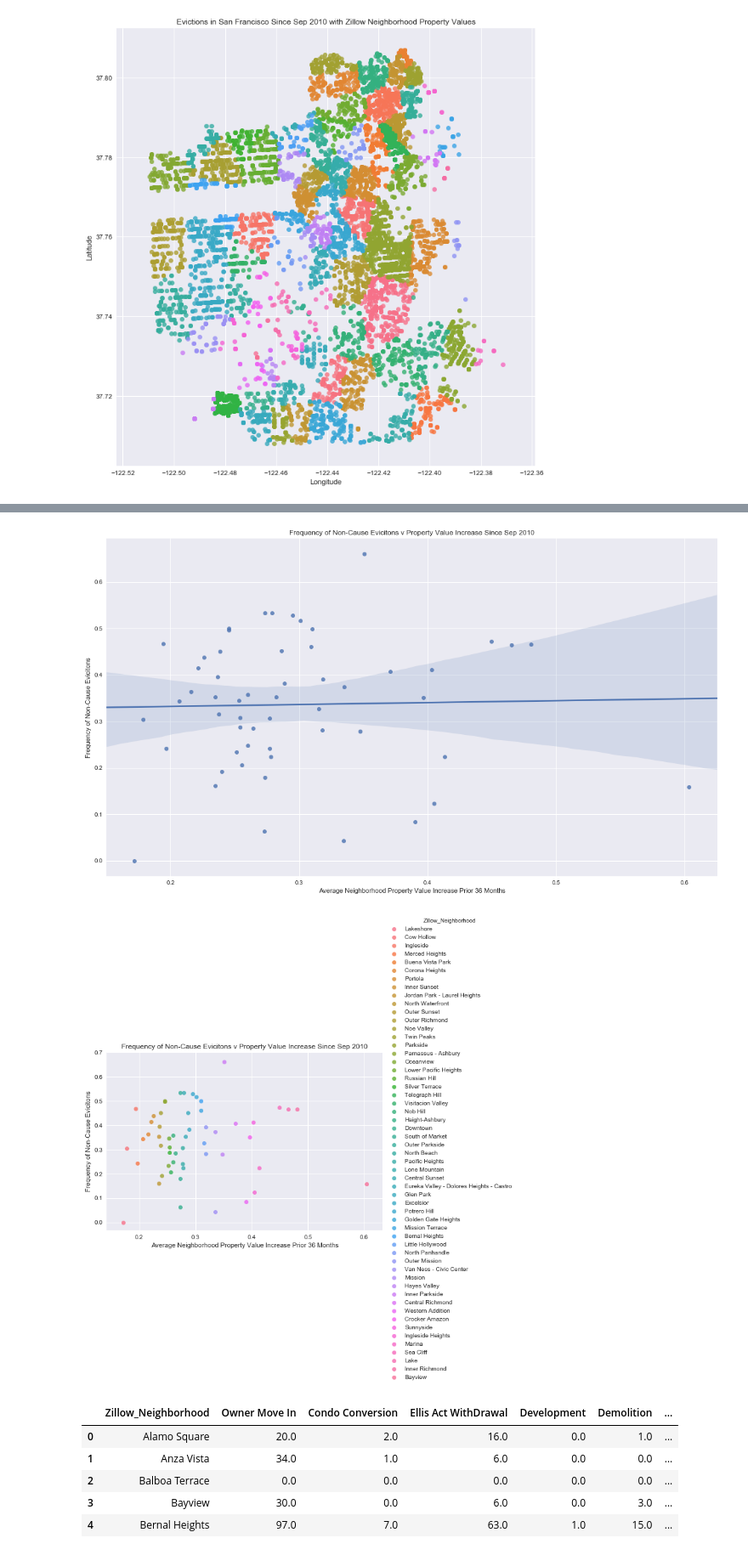
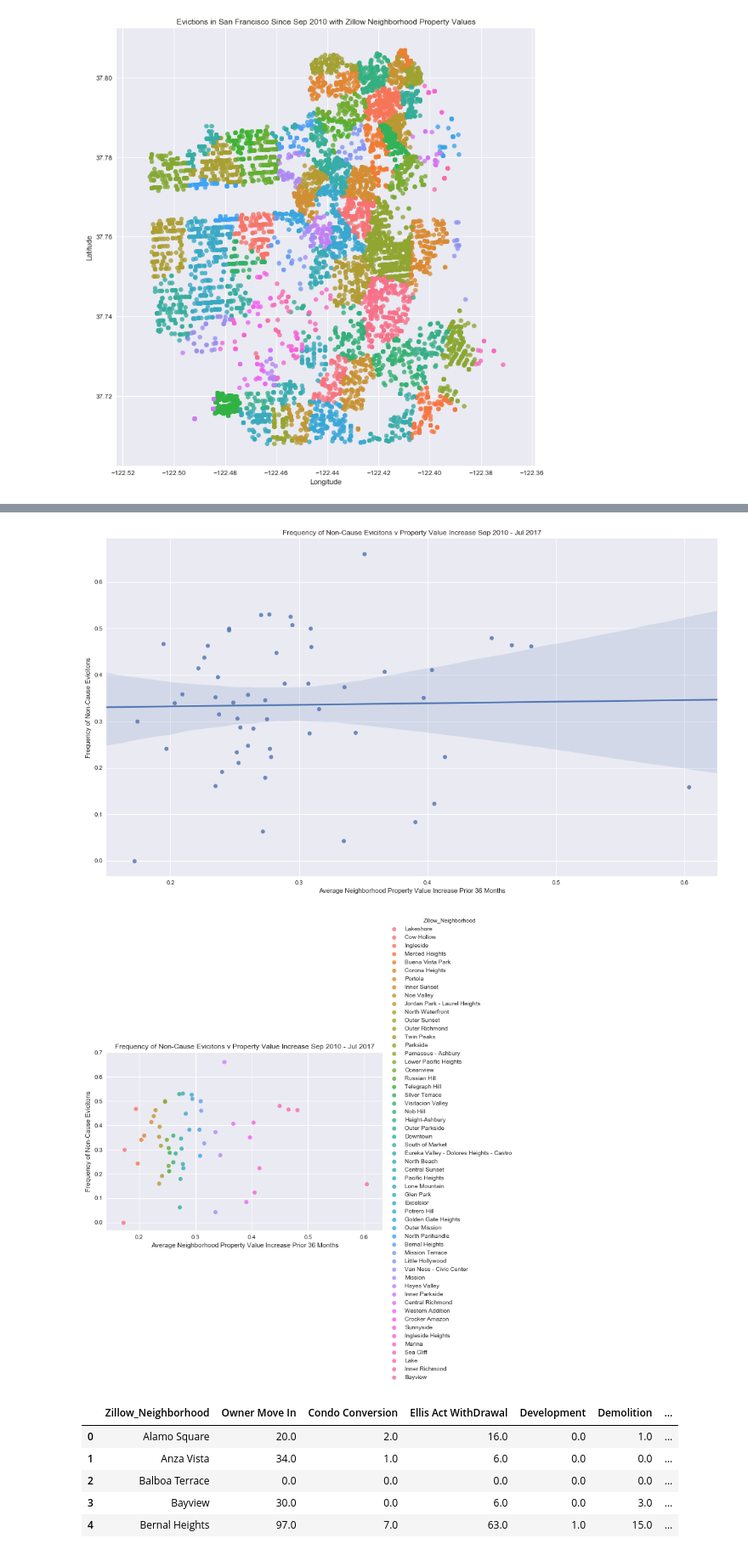
Before and after one commit to Jkremr/evictions-home-values, a Jupyter notebook: evictions-home-values.ipynb, the cells around one changed output, grey strips where cells are left out. Shown at 85% size. Saved outputs shown, nothing was run; the diff lists cells and outputs as text; code cells hidden in the pictures.

Commit message:
Further cleaning up plot titles.

```diff
--- a/evictions-home-values.ipynb
+++ b/evictions-home-values.ipynb
@@ -29,12 +29,21 @@ len(df)
 # %% [output]
 36289
 # %%
-mindate = date(2007, 9, 15) # This is the minimum date for which we have home values from Zillow.
+mindate = date(2007, 9, 1) # This is the minimum date for which we have home values from Zillow.
+maxdate = date(2017, 7, 1)
 
 # This is the number of lookback months to find change in home values prior to an eviction.
 lookbackperiod_mos = 36
 
+# Start date: the date after which evicitons are included in the analysis.
+startdatetime = mindate + relativedelta(months=+lookbackperiod_mos)
+
+# End date: the maximum eviciton date that will be included in the analysis.
+enddatetime = maxdate
+
 # Trimming the dataset to remove very early values that would not return values in the lookback period.
-df = df[df['File Date'] > (mindate + relativedelta(months=+lookbackperiod_mos)) ]
+df = df[df['File Date'] >= startdatetime]
+df = df[df['File Date'] <= enddatetime]
+
 len(df)
 # %% [output]
@@ -48,0 +51,3 @@ startdate
+# %%
+startdate = date.strftime(startdatetime,"%b %Y")
+startdate
@@ -48,0 +56,3 @@ startdate
+# %%
+enddate = date.strftime(enddatetime, "%b %Y")
+enddate
@@ -218,39 +230,39 @@ plt.show()
 fig, ax = plt.subplots()
 fig.set_size_inches(18.5, 10.5)
 ax = sns.regplot(y='non_cause_frequency', x='Z_Value_Increase', data=plot_non_cause_frequency)
-plt.title('Frequency of Non-Cause Evicitons v Property Value Increase Since %s' % startdate)
+plt.title('Frequency of Non-Cause Evicitons v Property Value Increase %s - %s' % (startdate, enddate))
 plt.ylabel('Frequency of Non-Cause Evicitons')
 plt.xlabel('Average Neighborhood Property Value Increase Prior %s Months' % lookbackperiod_mos)
 plt.show()
 # %% [output]
-[figure, old version]
+[figure, new version]
 # %%
 lmplot_non_cause_frequency = plot_non_cause_frequency.sort_values(by=('Z_Value_Increase'))
 
 sns.set(style="darkgrid")
 
 # Set style of scatterplot
 
 # Set markers
 # markers = ['o','_','x']*18
 
 # Create scatterplot of non-cause eviciton frequency with property value increase.
 ax = sns.lmplot('Z_Value_Increase', # Horizontal axis
                 'non_cause_frequency', # Vertical axis
                 data = lmplot_non_cause_frequency, # Data source
                 fit_reg = False, # Don't fix a regression line
                 hue = 'Zillow_Neighborhood', # Set color
 #                 markers = markers
                 aspect=1.5
           )
 
 # Set title, x-axis label, y-axis label.
-plt.title('Frequency of Non-Cause Evicitons v Property Value Increase Since %s' % startdate)
+plt.title('Frequency of Non-Cause Evicitons v Property Value Increase %s - %s' % (startdate, enddate))
 plt.ylabel('Frequency of Non-Cause Evicitons')
 plt.xlabel('Average Neighborhood Property Value Increase Prior %s Months' % lookbackperiod_mos)
 plt.show()
 # %% [output]
-[figure, old version]
+[figure, new version]
 # %%
 groupby_hood.head()
 # %% [output]
```
Also changed, not shown: parts of 11 cells of this notebook.
